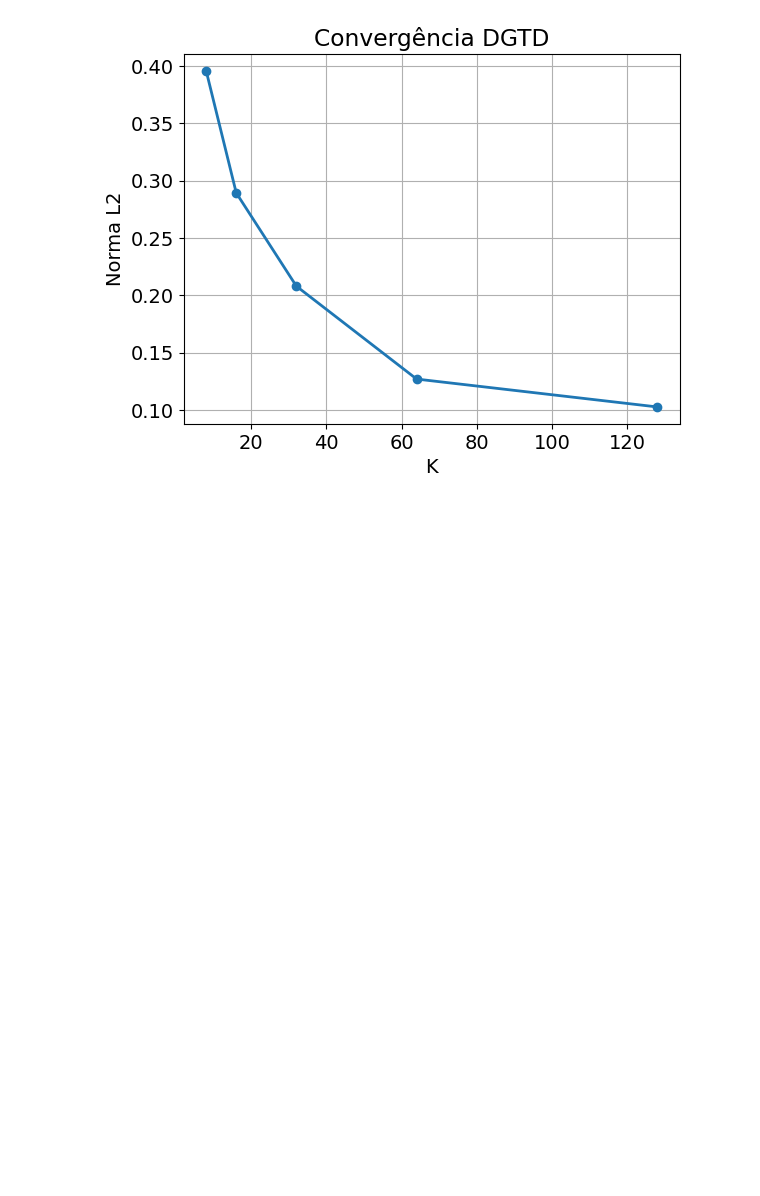
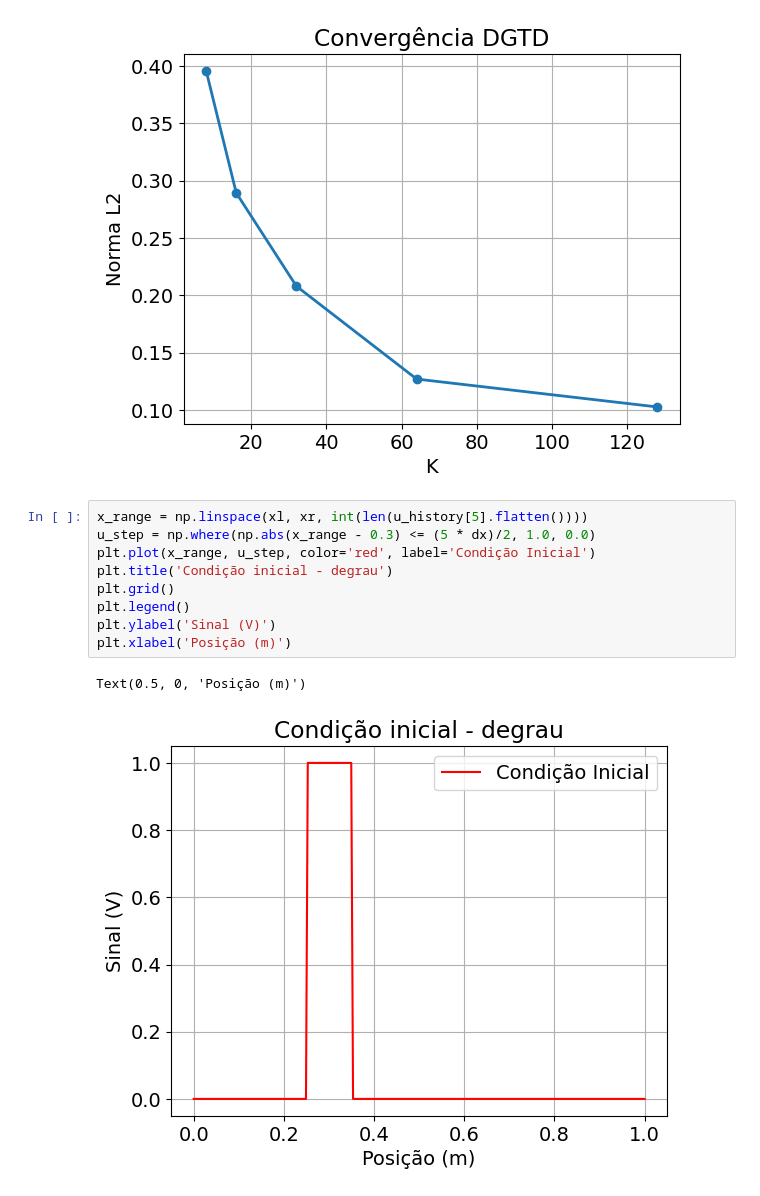
Before and after one commit to RaphaelLeivas/eletrocomp-2026-1, a Jupyter notebook: notebooks/lista6/p1-ex6.ipynb, the cells around one changed output. Drawn from its saved outputs; the diff is of its cells as text; blank space fills up the shorter version.

```diff
--- a/notebooks/lista6/p1-ex6.ipynb
+++ b/notebooks/lista6/p1-ex6.ipynb
@@ -276,3 +277,15 @@ plt.grid(True)
 plt.show()
 # %% [output]
 [figure]
+# %%
+x_range = np.linspace(xl, xr, int(len(u_history[5].flatten())))
+u_step = np.where(np.abs(x_range - 0.3) <= (5 * dx)/2, 1.0, 0.0)
+plt.plot(x_range, u_step, color='red', label='Condição Inicial')
+plt.title('Condição inicial - degrau')
+plt.grid()
+plt.legend()
+plt.ylabel('Sinal (V)')
+plt.xlabel('Posição (m)')
+# %% [output]
+Text(0.5, 0, 'Posição (m)')
+[figure, added]
```
Also changed, not shown: parts of 7 cells of this notebook, 7 other files.
